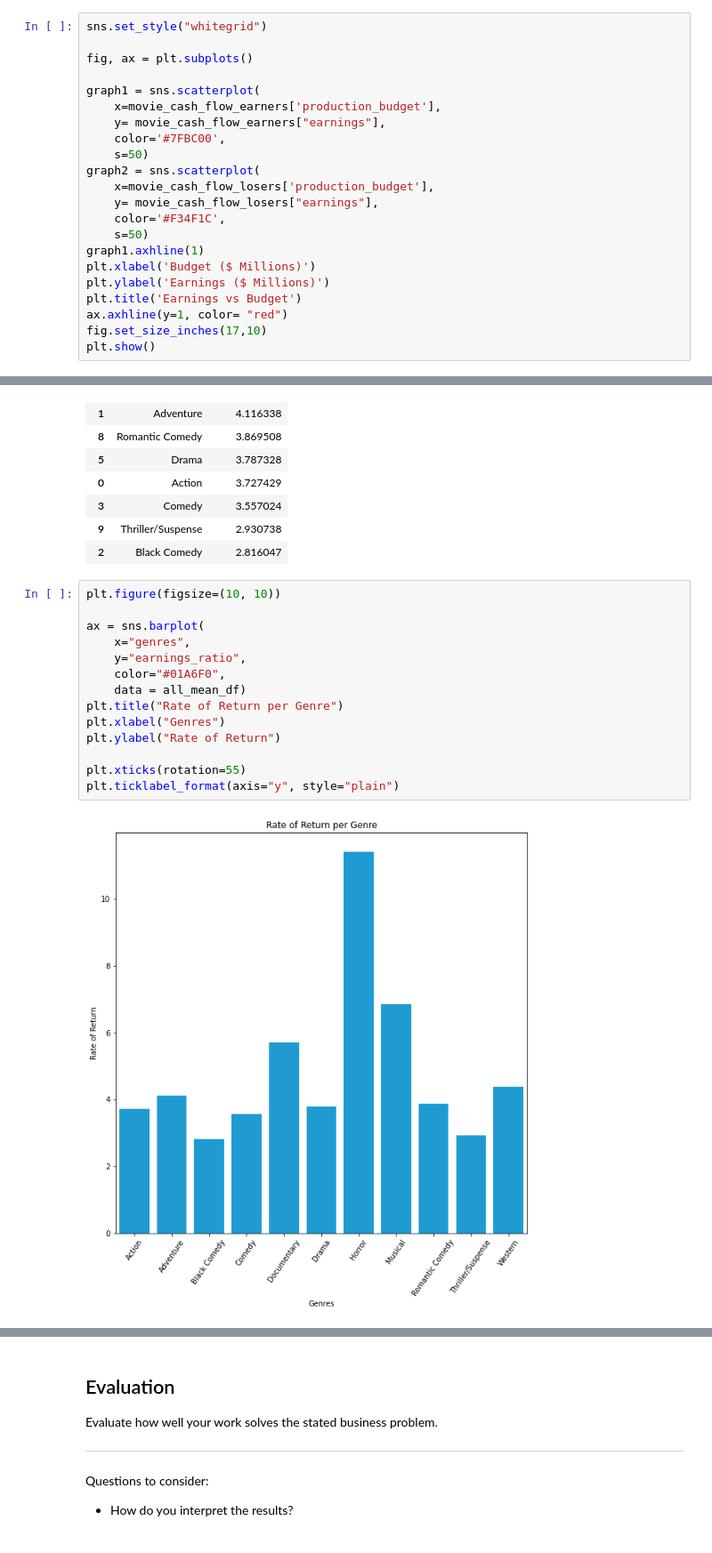
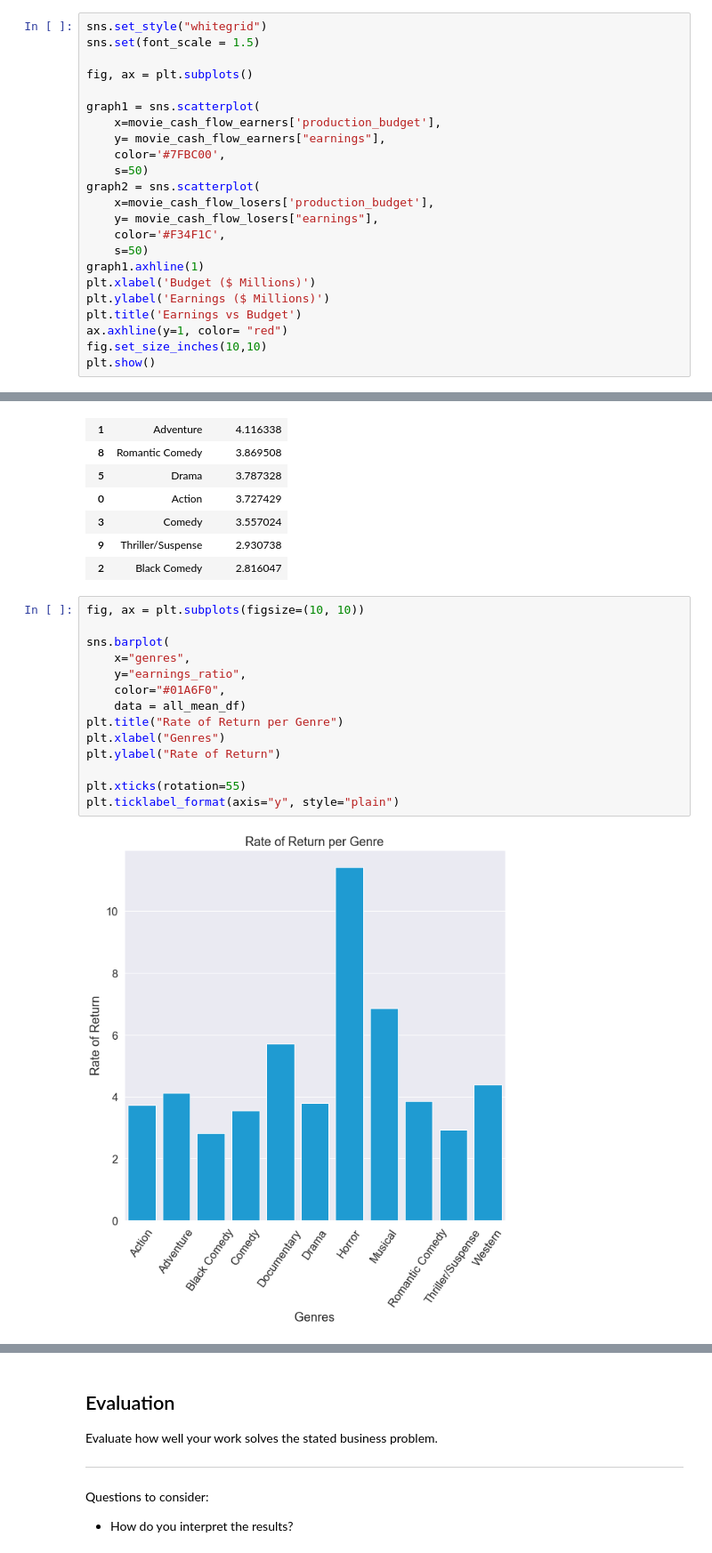
Before and after one commit to czarinagluna/Microsoft-Movie-Recommendations, a Jupyter notebook: microsoft-movie-recommendations.ipynb, the cells around one changed output, grey strips where cells are left out. Shown: that part at 89% size. Saved outputs shown, nothing was run; the diff lists cells and outputs as text.

```diff
--- a/microsoft-movie-recommendations.ipynb
+++ b/microsoft-movie-recommendations.ipynb
@@ -307,6 +292,7 @@ The correlation between budget and losses is -0.6778293629215483.
 The correlation between budget and earnings is 0.6446713860187766.
 # %%
 sns.set_style("whitegrid")
+sns.set(font_scale = 1.5)
 
 fig, ax = plt.subplots()
 
@@ -325,6 +311,6 @@ plt.xlabel('Budget ($ Millions)')
 plt.ylabel('Earnings ($ Millions)')
 plt.title('Earnings vs Budget')
 ax.axhline(y=1, color= "red")
-fig.set_size_inches(17,10)
+fig.set_size_inches(10,10)
 plt.show()
 # %% [output]
@@ -379,18 +366,18 @@ all_mean_df.sort_values("earnings_ratio", ascending=False)
 | 9 | Thriller/Suspense | 2.930738 |
 | 2 | Black Comedy | 2.816047 |
 # %%
-plt.figure(figsize=(10, 10))
+fig, ax = plt.subplots(figsize=(10, 10))
 
-ax = sns.barplot(
+sns.barplot(
     x="genres",
     y="earnings_ratio",
     color="#01A6F0",
     data = all_mean_df)
 plt.title("Rate of Return per Genre")
 plt.xlabel("Genres")
 plt.ylabel("Rate of Return")
 
 plt.xticks(rotation=55)
 plt.ticklabel_format(axis="y", style="plain")
 # %% [output]
-[figure, old version]
+[figure, new version]
```
Also changed, not shown: parts of 42 cells of this notebook, 3 other files.
